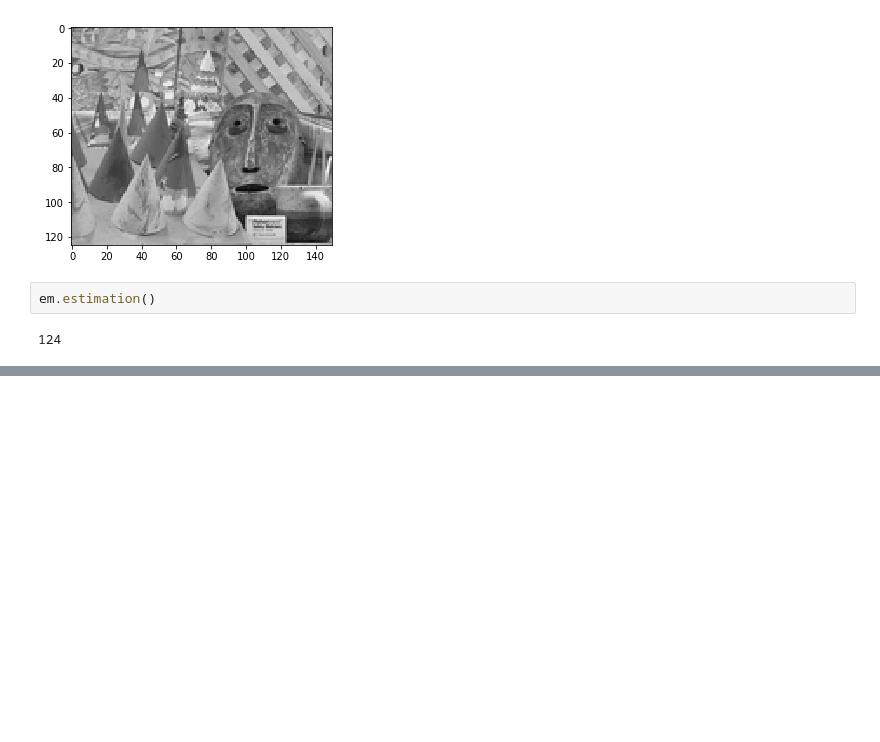
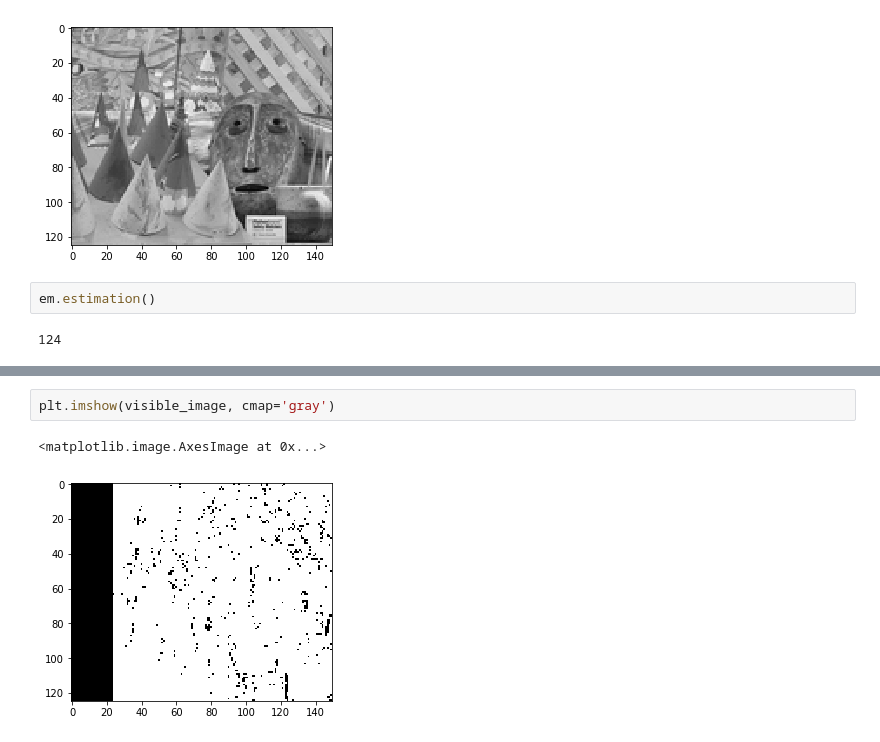
Before and after one commit to Yeeef/disparity-estimation, a Jupyter notebook: EM/code/Untitled3.ipynb, the cells around one changed output, grey strips where cells are left out. Saved outputs shown, nothing was run; the diff lists cells and outputs as text; blank space fills up the shorter version.

```diff
--- a/EM/code/Untitled3.ipynb
+++ b/EM/code/Untitled3.ipynb
@@ -62,0 +100,5 @@ plt.imshow(ideal_image)
+# %%
+plt.imshow(visible_image, cmap='gray')
+# %% [output]
+<matplotlib.image.AxesImage at 0x...>
+[figure, added]
```
Also changed, not shown: parts of 26 cells of this notebook, 50 other files.
